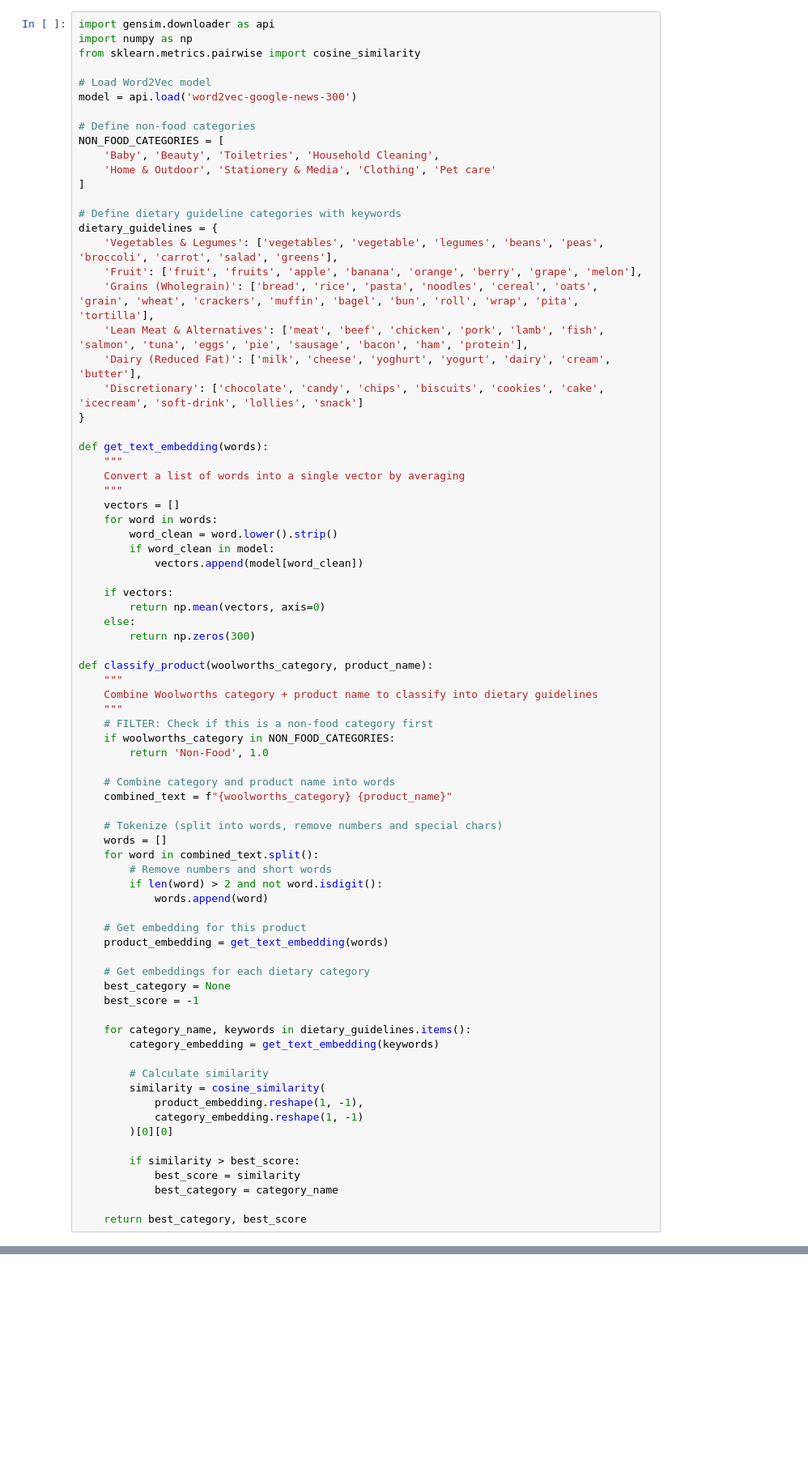
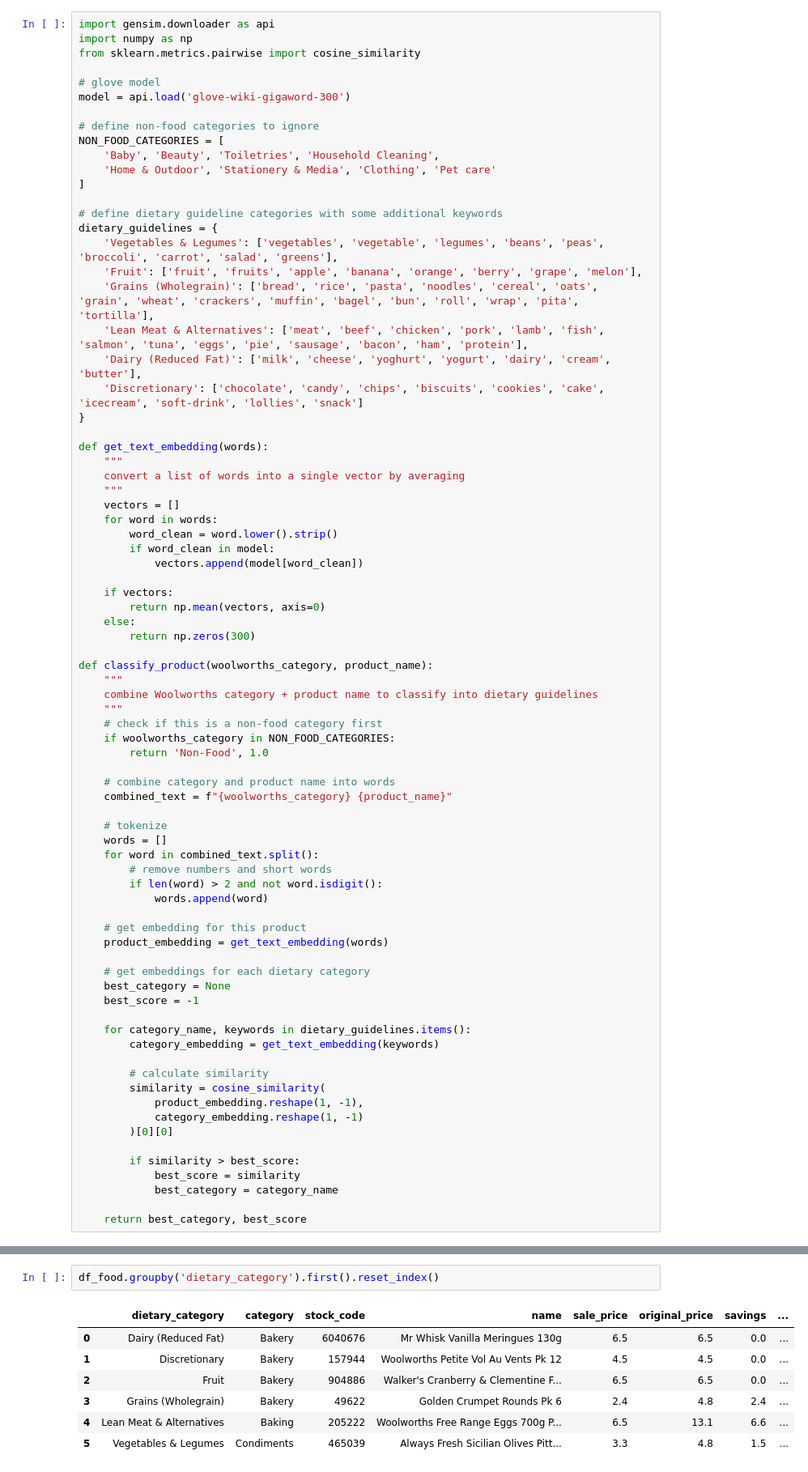
Before and after one commit to danielc088/weekly_meal_planner, a Jupyter notebook: exploration.ipynb, the cells around one changed output, grey strips where cells are left out. Shown: that part at 81% size. Saved outputs shown, nothing was run; the diff lists cells and outputs as text; blank space fills up the shorter version.

```diff
--- a/exploration.ipynb
+++ b/exploration.ipynb
@@ -196,16 +196,16 @@ import gensim.downloader as api
 import numpy as np
 from sklearn.metrics.pairwise import cosine_similarity
 
-# Load Word2Vec model
-model = api.load('word2vec-google-news-300')
+# glove model
+model = api.load('glove-wiki-gigaword-300')
 
-# Define non-food categories
+# define non-food categories to ignore
 NON_FOOD_CATEGORIES = [
     'Baby', 'Beauty', 'Toiletries', 'Household Cleaning',
     'Home & Outdoor', 'Stationery & Media', 'Clothing', 'Pet care'
 ]
 
-# Define dietary guideline categories with keywords
+# define dietary guideline categories with some additional keywords
 dietary_guidelines = {
     'Vegetables & Legumes': ['vegetables', 'vegetable', 'legumes', 'beans', 'peas', 'broccoli', 'carrot', 'salad', 'greens'],
     'Fruit': ['fruit', 'fruits', 'apple', 'banana', 'orange', 'berry', 'grape', 'melon'],
@@ -217,7 +217,7 @@ dietary_guidelines = {
 
 def get_text_embedding(words):
     """
-    Convert a list of words into a single vector by averaging
+    convert a list of words into a single vector by averaging
     """
     vectors = []
     for word in words:
@@ -232,33 +232,33 @@ def get_text_embedding(words):
 
 def classify_product(woolworths_category, product_name):
     """
-    Combine Woolworths category + product name to classify into dietary guidelines
+    combine Woolworths category + product name to classify into dietary guidelines
     """
-    # FILTER: Check if this is a non-food category first
+    # check if this is a non-food category first
     if woolworths_category in NON_FOOD_CATEGORIES:
         return 'Non-Food', 1.0
 
-    # Combine category and product name into words
+    # combine category and product name into words
     combined_text = f"{woolworths_category} {product_name}"
 
-    # Tokenize (split into words, remove numbers and special chars)
+    # tokenize
     words = []
     for word in combined_text.split():
-        # Remove numbers and short words
+        # remove numbers and short words
         if len(word) > 2 and not word.isdigit():
             words.append(word)
 
-    # Get embedding for this product
+    # get embedding for this product
     product_embedding = get_text_embedding(words)
 
-    # Get embeddings for each dietary category
+    # get embeddings for each dietary category
     best_category = None
     best_score = -1
 
     for category_name, keywords in dietary_guidelines.items():
         category_embedding = get_text_embedding(keywords)
 
-        # Calculate similarity
+        # calculate similarity
         similarity = cosine_similarity(
             product_embedding.reshape(1, -1),
             category_embedding.reshape(1, -1)
@@ -298,3 +282,13 @@ df[df['dietary_category'] != 'Non-Food']
 # %%
 df_food = df[df['dietary_category'] != 'Non-Food']
 df_food.to_csv('food_items_classified_manual_inspect.csv', index=False)
+# %%
+df_food.groupby('dietary_category').first().reset_index()
+# %% [output]
+|  | dietary_category | category | stock_code | name | sale_price | original_price | savings | ... |
+| 0 | Dairy (Reduced Fat) | Bakery | 6040676 | Mr Whisk Vanilla Meringues 130g | 6.5 | 6.5 | 0.0 | ... |
+| 1 | Discretionary | Bakery | 157944 | Woolworths Petite Vol Au Vents Pk 12 | 4.5 | 4.5 | 0.0 | ... |
+| 2 | Fruit | Bakery | 904886 | Walker's Cranberry & Clementine F... | 6.5 | 6.5 | 0.0 | ... |
+| 3 | Grains (Wholegrain) | Bakery | 49622 | Golden Crumpet Rounds Pk 6 | 2.4 | 4.8 | 2.4 | ... |
+| 4 | Lean Meat & Alternatives | Baking | 205222 | Woolworths Free Range Eggs 700g P... | 6.5 | 13.1 | 6.6 | ... |
+| 5 | Vegetables & Legumes | Condiments | 465039 | Always Fresh Sicilian Olives Pitt... | 3.3 | 4.8 | 1.5 | ... |
```
Also changed, not shown: parts of 7 cells of this notebook, 3 other files.
